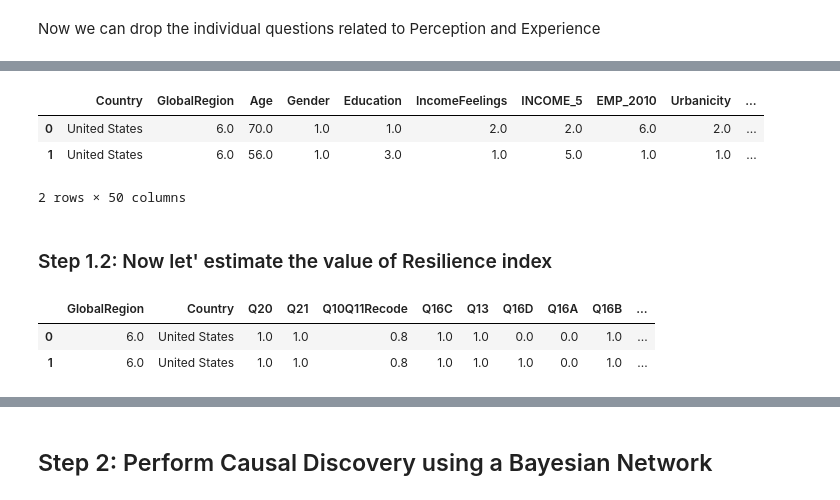
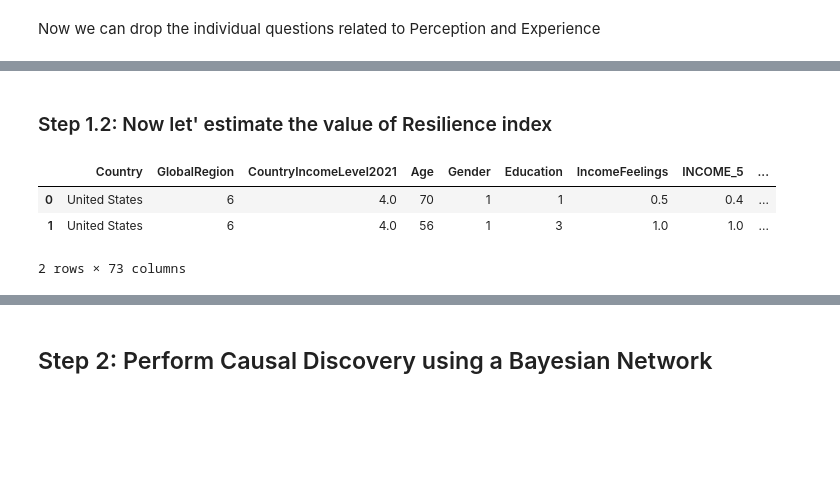
Before and after one commit to leminhkieu/Perception-experience-and-resilience-to-risks-a-global-analysis, a Jupyter notebook: Codes/Causal_discovery_inference.ipynb, the cells around one changed output, grey strips where cells are left out. Drawn from its saved outputs; the diff is of its cells as text; code cells hidden in the pictures; blank space fills up the shorter version.

```diff
--- a/Codes/Causal_discovery_inference.ipynb
+++ b/Codes/Causal_discovery_inference.ipynb
@@ -29,7 +32,11 @@ from dowhy import CausalModel
 df, meta = pyreadstat.read_sav("../Data/lrf_wrp_2021_full_data.sav")
 #filter out countries with number of data points less than 1200
 df = df.groupby('Country').filter(lambda x: x['Country'].count() >= 1200)
-df_1=df[df['Q1'].isnull()]
+
+#drop all columns from 'resilience_index' to 'Q5F_2019'
+df = df.drop(df.loc[:,'resilience_index':'Q5F_2019'].columns, axis=1)
+cols_to_remove = ['WPID_RANDOM','WP5','WGT','Year','country.in.both.waves','CountryIncomeLevel2019','PROJWT_2021','PROJWT_2019','AgeGroups4']
+df= df.drop(cols_to_remove, axis=1)
 
 df.head(2)
 # %% [output]
@@ -40,2 +46,0 @@ df.head(2)
-# %%
-x=df.loc[df.Country=='United Arab Emirates']
@@ -41,0 +60,7 @@ x=df.loc[df.Country=='United Arab Emirates']
+# %%
+cols_to_replace = ['Q4A', 'Q4B','Q4C','Q4D', 'Q4E','Q4F','Q4G','Q5A','Q5B','Q5C','Q5D','Q5E','Q5F','Q5G']
+replace_dict = {98: np.nan, 99: np.nan}
+df[cols_to_replace] = df[cols_to_replace].replace(replace_dict)
+
+#removing the raws if all the columns have missing values, 98, 99
+df.dropna(subset=['Q4A', 'Q4B','Q4C','Q4D', 'Q4E','Q4F','Q4G','Q5A','Q5B','Q5C','Q5D','Q5E','Q5F','Q5G'], thresh=7, inplace=True)
@@ -93,6 +152,2 @@ perception_df.head(2)
 # %% [markdown]
 Now we can drop the individual questions related to Perception and Experience
-# %%
-df= df.drop(cols_to_replace, axis=1)
-df = df.join(perception_df[['Perception_index','Experience_index']])
-df.head(2)
@@ -104,48 +154,32 @@ df.head(2)
-# %%
-df2 = df.drop(df.iloc[:, 68:194],axis = 1)
-cols_to_remove = ['WPID_RANDOM','WP5','WGT','Year','country.in.both.waves','CountryIncomeLevel2021','CountryIncomeLevel2019','PROJWT_2021','PROJWT_2019','AgeGroups4','HouseholdSize','Q2_1','Q3','Q6','Q7A','Q7C','resilience_index','Worried.Index','Experienced.Index','worry_exp_gap']
-df2 = df2.drop(cols_to_remove,axis=1)
-df2.head(2)
-# %% [output]
-|  | Country | GlobalRegion | Age | Gender | Education | IncomeFeelings | INCOME_5 | EMP_2010 | Urbanicity | ... |
-| 0 | United States | 6.0 | 70.0 | 1.0 | 1.0 | 2.0 | 2.0 | 6.0 | 2.0 | ... |
-| 1 | United States | 6.0 | 56.0 | 1.0 | 3.0 | 1.0 | 5.0 | 1.0 | 1.0 | ... |
-2 rows × 50 columns
 # %% [markdown]
 ### Step 1.2: Now let' estimate the value of Resilience index
 # %%
-index_resi=df[['GlobalRegion','Country', 'Q20', 'Q21','Q10Q11Recode','Q16C', 'Q13','Q16D','Q16A','Q16B']].copy()
+#index_resi=df[['GlobalRegion','Country', 'Q20', 'Q21','Q10Q11Recode','Q16C', 'Q13','Q16D','Q16A','Q16B']].copy()
 
 # replace DOn't know and Refuse to answer to NaN
 cols_to_replace = ['Q20', 'Q21','Q10Q11Recode','Q16C', 'Q13','Q16D','Q16A','Q16B']
 replace_dict = {98: np.nan, 99: np.nan}
-index_resi[cols_to_replace] = index_resi[cols_to_replace].replace(replace_dict)
-
+df[cols_to_replace] = df[cols_to_replace].replace(replace_dict)
 
 # replace the values 2 with 0.5 and 3 with 0
-index_resi.loc[:, ['Q13']] = index_resi.loc[:, ['Q13']].replace({2: 0.5, 3: 0})
-index_resi.loc[:, ['Q10Q11Recode']] = index_resi.loc[:, ['Q10Q11Recode']].replace({1: 0.1, 2: 0.2, 3: 0.3, 4: 0.4, 5: 0.5, 6: 0.8, 7: 0.9, 8: 1, 9: 0.7})
-index_resi.loc[:, ['Q20','Q16D','Q16A','Q16B','Q16C']] = index_resi.loc[:, ['Q20','Q16D','Q16A','Q16B','Q16C']].replace({3: 0.5, 2: 0})
-index_resi.loc[:, ['Q21']] = index_resi.loc[:, ['Q21']].replace({2: 0})
+df.loc[:, ['Q13']] = df.loc[:, ['Q13']].replace({2: 0.5, 3: 0})
+df.loc[:, ['Q10Q11Recode']] = df.loc[:, ['Q10Q11Recode']].replace({1: 0.1, 2: 0.2, 3: 0.3, 4: 0.4, 5: 0.5, 6: 0.8, 7: 0.9, 8: 1, 9: 0.7})
+df.loc[:, ['Q20','Q16D','Q16A','Q16B','Q16C']] = df.loc[:, ['Q20','Q16D','Q16A','Q16B','Q16C']].replace({3: 0.5, 2: 0})
+df.loc[:, ['Q21']] = df.loc[:, ['Q21']].replace({2: 0})
 
 # define a function to compute the average of the non-ignored values in each row for perception score (worry) and experience score)
 def compute_average(row):
     valid_values = [value for value in row if not pd.isna(value)]
     if len(valid_values) > 0:
         return np.mean(valid_values)
     else:
         return np.nan
 
-# create a new column with the computed average
-# index['individual_score'] = index.loc[:, []].apply(compute_average, axis=1)
-#index_resi['household_score'] = index_resi.loc[:, ['Q21','Q10Q11Recode','Q16C']].apply(compute_average, axis=1)
-#index_resi['community_score'] = index_resi.loc[:, ['Q13', 'Q16D']].apply(compute_average, axis=1)
-#index_resi['society_score'] = index_resi.loc[:, ['Q16A','Q16B']].apply(compute_average, axis=1)
-
 # Calculating individual resilience score
-index_resi['Resilience_index'] = index_resi.loc[:, cols_to_replace].apply(compute_average, axis=1)
-index_resi.head(2)
+df['Resilience_index'] = df.loc[:, cols_to_replace].apply(compute_average, axis=1)
+df.head(2)
 # %% [output]
-|  | GlobalRegion | Country | Q20 | Q21 | Q10Q11Recode | Q16C | Q13 | Q16D | Q16A | Q16B | ... |
-| 0 | 6.0 | United States | 1.0 | 1.0 | 0.8 | 1.0 | 1.0 | 0.0 | 0.0 | 1.0 | ... |
-| 1 | 6.0 | United States | 1.0 | 1.0 | 0.8 | 1.0 | 1.0 | 1.0 | 0.0 | 1.0 | ... |
+|  | Country | GlobalRegion | CountryIncomeLevel2021 | Age | Gender | Education | IncomeFeelings | INCOME_5 | ... |
+| 0 | United States | 6 | 4.0 | 70 | 1 | 1 | 0.5 | 0.4 | ... |
+| 1 | United States | 6 | 4.0 | 56 | 1 | 3 | 1.0 | 1.0 | ... |
+2 rows × 73 columns
```
Also changed, not shown: parts of 51 cells of this notebook, 51 other files.
